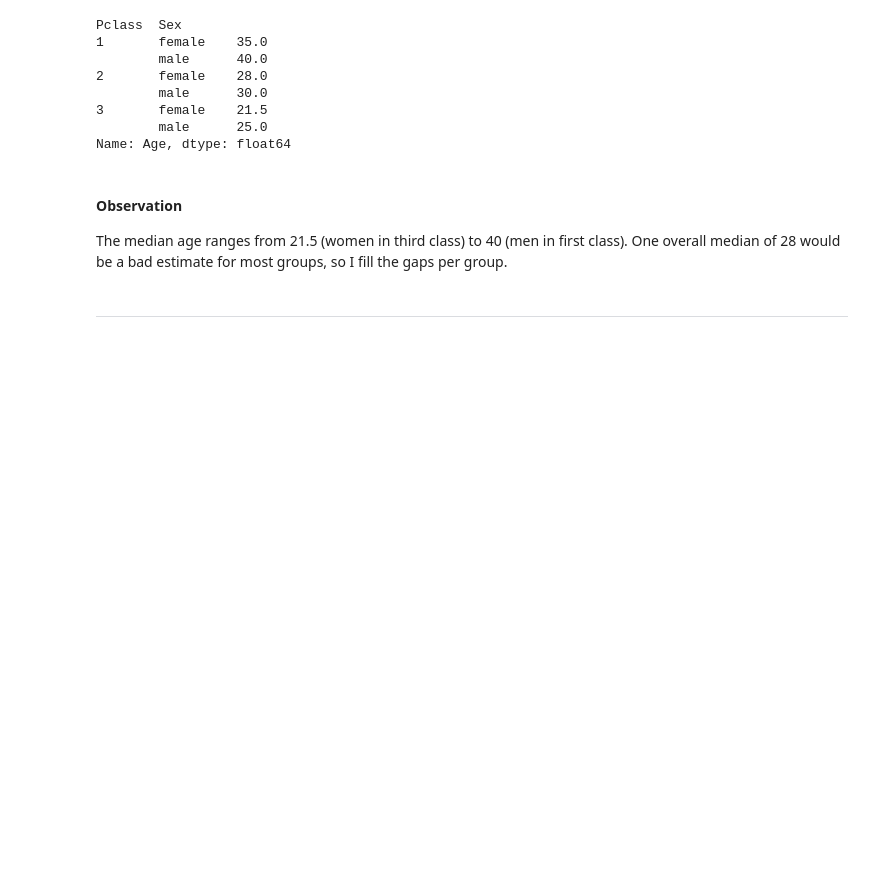
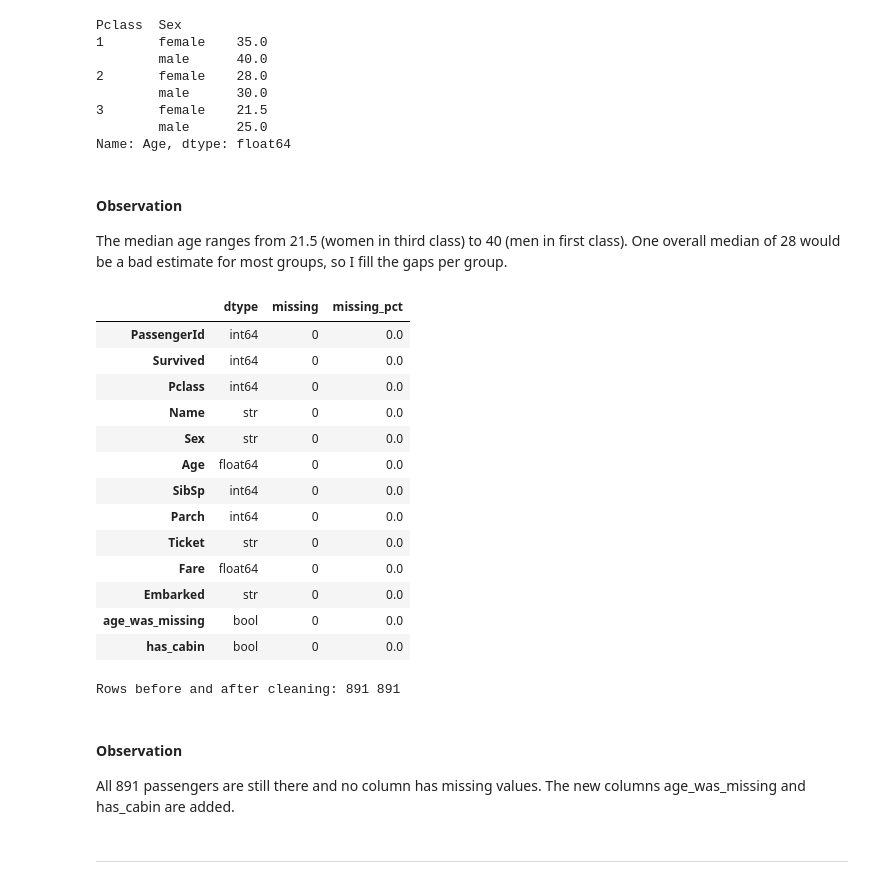
Before and after one commit to Tobolove/ai-programming-foundations-project, a Jupyter notebook: data_workflow.ipynb, the cells around one changed output. Drawn from its saved outputs; the diff is of its cells as text; code cells hidden in the pictures; blank space fills up the shorter version.

Commit message:
Added custom cleaning pipeline and made sure no rows were being dropped. Forgot to save so again!

```diff
--- a/data_workflow.ipynb
+++ b/data_workflow.ipynb
@@ -418,3 +418,30 @@ def replace_cabin_with_flag(df: pd.DataFrame) -> pd.DataFrame:
     out = df.copy()
     out["has_cabin"] = out["Cabin"].notna()
     return out.drop(columns="Cabin")
+# %%
+# Apply the cleaning pipeline to the DataFrame and saving the cleaned version in df_clean so the original DataFrame remains unchanged.
+df_clean = impute_age(df)
+df_clean = fill_with_mode(df_clean, column="Embarked")
+df_clean = replace_cabin_with_flag(df_clean)
+# %%
+# Using my custom function to profile missing values in the cleaned DataFrame
+profile_missing(df_clean)
+# %% [output]
+|  | dtype | missing | missing_pct |
+| PassengerId | int64 | 0 | 0.0 |
+| Survived | int64 | 0 | 0.0 |
+| Pclass | int64 | 0 | 0.0 |
+| Name | str | 0 | 0.0 |
+| Sex | str | 0 | 0.0 |
+| Age | float64 | 0 | 0.0 |
+| SibSp | int64 | 0 | 0.0 |
+| Parch | int64 | 0 | 0.0 |
+| Ticket | str | 0 | 0.0 |
+| Fare | float64 | 0 | 0.0 |
+| Embarked | str | 0 | 0.0 |
+| age_was_missing | bool | 0 | 0.0 |
+| has_cabin | bool | 0 | 0.0 |
+# %%
+print("Rows before and after cleaning:", len(df), len(df_clean))
+# %% [output]
+Rows before and after cleaning: 891 891
@@ -421,3 +451,6 @@ def replace_cabin_with_flag(df: pd.DataFrame) -> pd.DataFrame:
+# %% [markdown]
+#### Observation
+All 891 passengers are still there and no column has missing values. The new columns age_was_missing and has_cabin are added.
 # %% [markdown]
 ---
 # %% [markdown]
```
Also changed, not shown: parts of 1 cell of this notebook.
